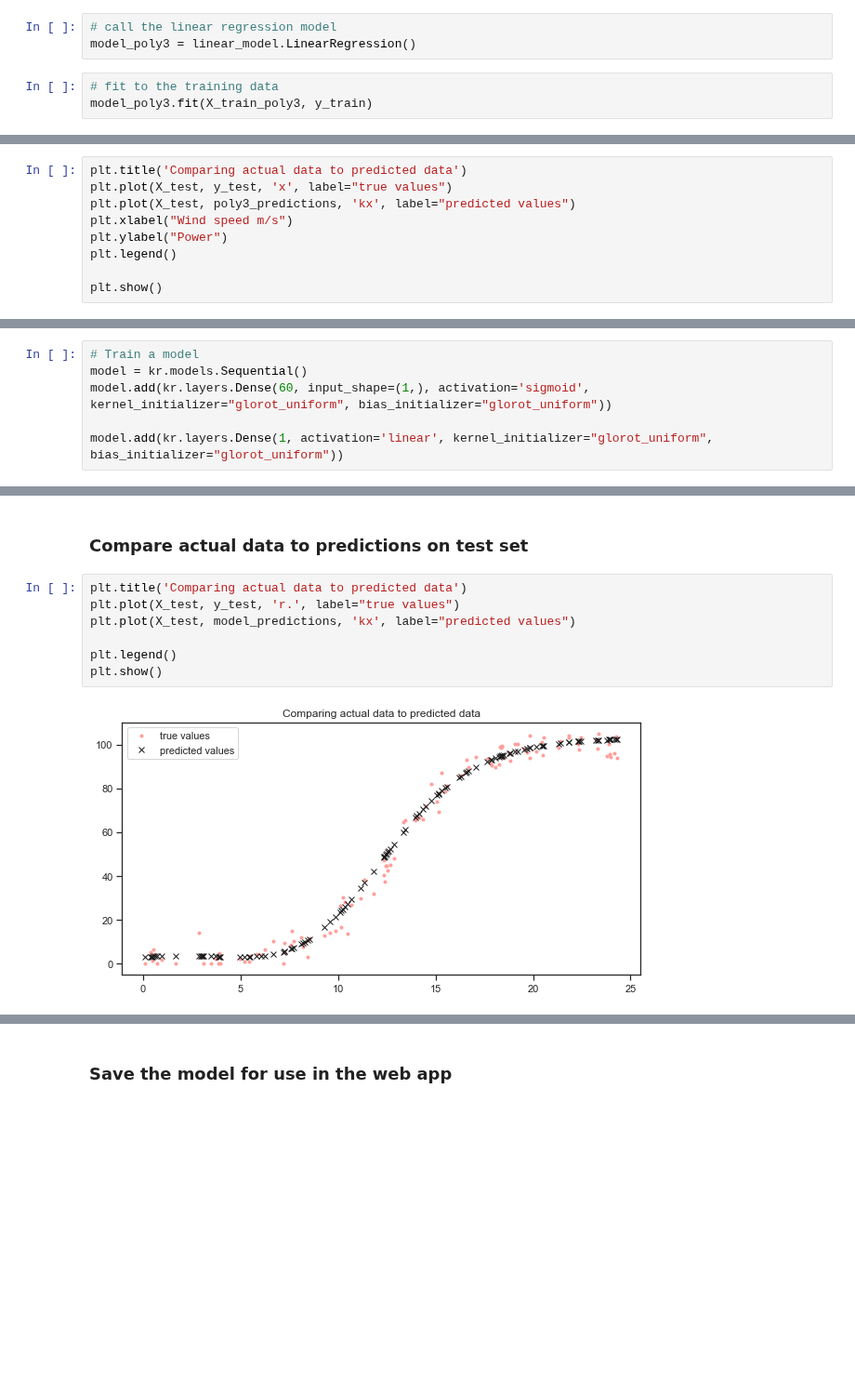
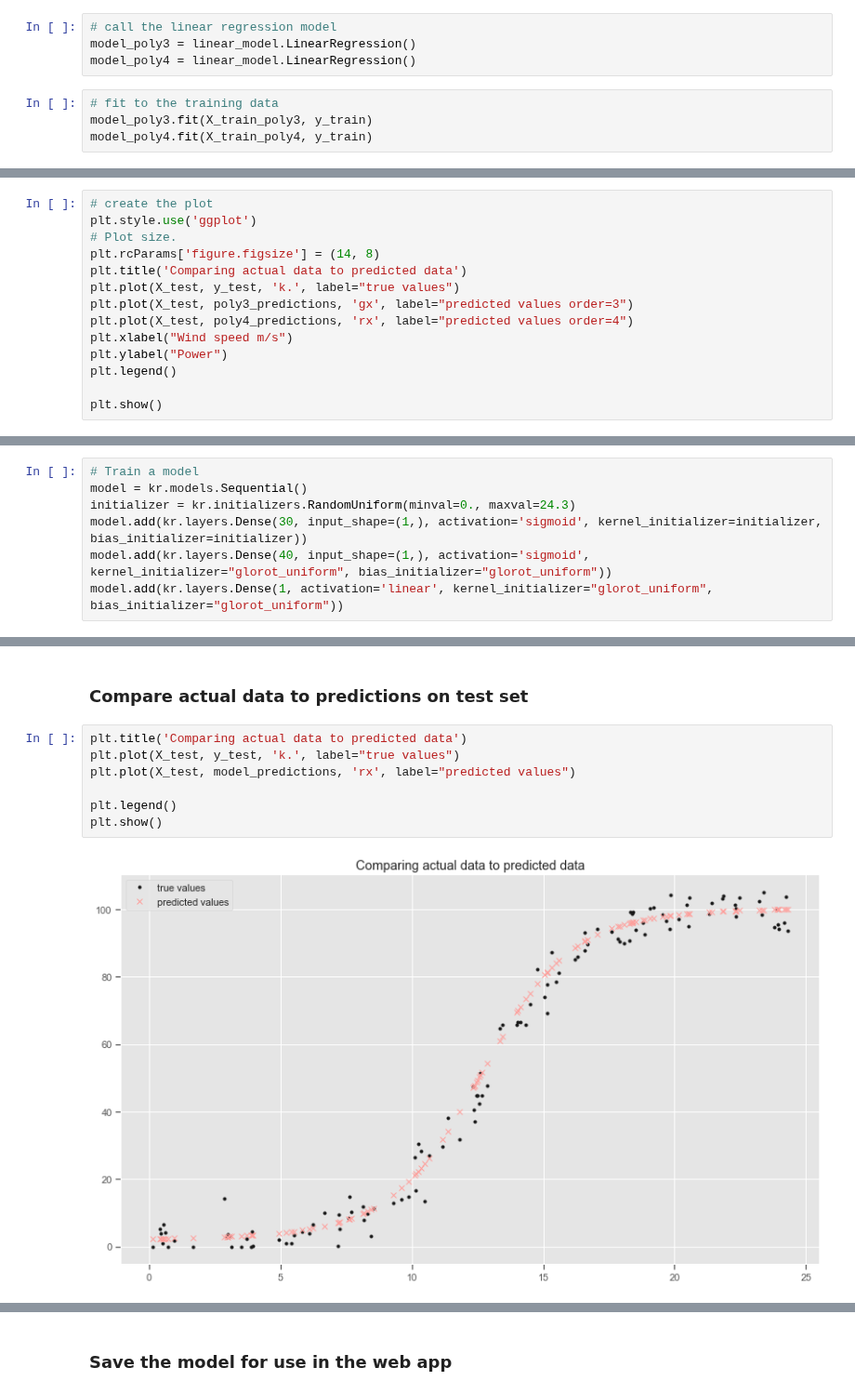
Before and after one commit to angela1C/MLASProject, a Jupyter notebook: wind_project.ipynb, the cells around one changed output, grey strips where cells are left out. Shown at 93% size. Saved outputs shown, nothing was run; the diff lists cells and outputs as text; blank space fills up the shorter version.

```diff
--- a/wind_project.ipynb
+++ b/wind_project.ipynb
@@ -581,9 +627,11 @@ Linear regression can  now be implemented. This can be thought of as multiple li
 # %%
 # call the linear regression model
 model_poly3 = linear_model.LinearRegression()
+model_poly4 = linear_model.LinearRegression()
 # %%
 # fit to the training data
 model_poly3.fit(X_train_poly3, y_train)
+model_poly4.fit(X_train_poly4, y_train)
 # %% [output]
 LinearRegression()
 # %% [markdown]
@@ -616,9 +686,14 @@ array([14.35877751])
 #### Visualise the polynomial regression results:
 The scatter-plot can visualise the polynomial regression results on the test dataset can compared to the actual datapoints.
 # %%
+# create the plot
+plt.style.use('ggplot')
+# Plot size.
+plt.rcParams['figure.figsize'] = (14, 8)
 plt.title('Comparing actual data to predicted data')
-plt.plot(X_test, y_test, 'x', label="true values")
-plt.plot(X_test, poly3_predictions, 'kx', label="predicted values")
+plt.plot(X_test, y_test, 'k.', label="true values")
+plt.plot(X_test, poly3_predictions, 'gx', label="predicted values order=3")
+plt.plot(X_test, poly4_predictions, 'rx', label="predicted values order=4")
 plt.xlabel("Wind speed m/s")
 plt.ylabel("Power")
 plt.legend()
@@ -883,8 +972,9 @@ from tensorflow.keras.layers.experimental.preprocessing import Normalization
 # %%
 # Train a model
 model = kr.models.Sequential()
-model.add(kr.layers.Dense(60, input_shape=(1,), activation='sigmoid', kernel_initializer="glorot_uniform", bias_initializer="glorot_uniform"))
-
+initializer = kr.initializers.RandomUniform(minval=0., maxval=24.3)
+model.add(kr.layers.Dense(30, input_shape=(1,), activation='sigmoid', kernel_initializer=initializer, bias_initializer=initializer))
+model.add(kr.layers.Dense(40, input_shape=(1,), activation='sigmoid', kernel_initializer="glorot_uniform", bias_initializer="glorot_uniform"))
 model.add(kr.layers.Dense(1, activation='linear', kernel_initializer="glorot_uniform", bias_initializer="glorot_uniform"))
 # %% [markdown]
 ### Compile the model
@@ -992,11 +1088,11 @@ model_predictions = model.predict(X_test)
 ### Compare actual data to predictions on test set
 # %%
 plt.title('Comparing actual data to predicted data')
-plt.plot(X_test, y_test, 'r.', label="true values")
-plt.plot(X_test, model_predictions, 'kx', label="predicted values")
+plt.plot(X_test, y_test, 'k.', label="true values")
+plt.plot(X_test, model_predictions, 'rx', label="predicted values")
 
 plt.legend()
 plt.show()
 # %% [output]
-[figure, old version]
+[figure, new version]
 # %%
```
Also changed, not shown: parts of 76 cells of this notebook, 2 other files.
